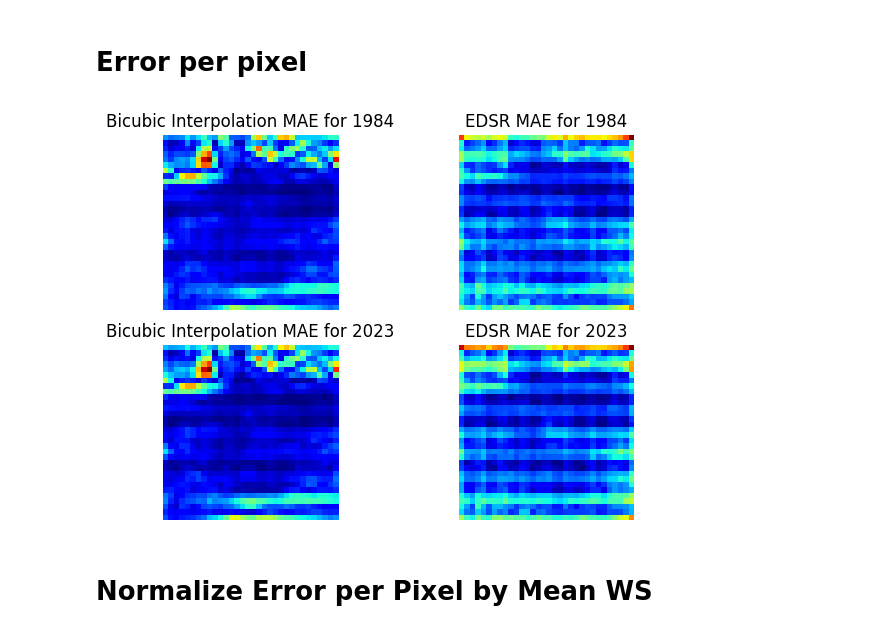
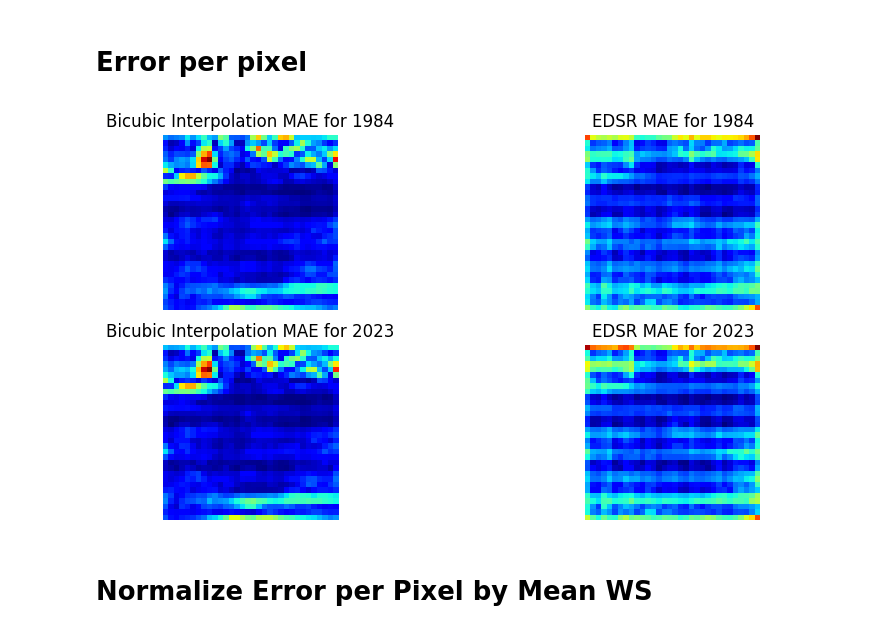
Before and after one commit to UBela/temporal_sr, a Jupyter notebook: plot_data.ipynb, the cells around one changed output. Cells and saved outputs as stored; diff of their text form; code cells hidden in the pictures.

Commit message:
temp analysis + more plots

```diff
--- a/plot_data.ipynb
+++ b/plot_data.ipynb
@@ -166,7 +169,7 @@ def get_wind_speed_fields(files_dir, scaling_factor, year, normalization_scale,l
             names.append("Bicubic Interpolation")
             ws_fields.append(baseline)
 
-        elif file == f'EDSR_{year}_{scaling_factor}x.pt':
+        elif file == f'EDSR_ws_temp_{year}_{scaling_factor}x.pt':
             names.append("EDSR")
             edsr = get_original_wind_speed(field, normalization_scale)
             ws_fields.append(edsr)
@@ -326,6 +343,7 @@ plot_skill_scores(years, mse_skill_scores, mae_skill_scores)
 error_images = {"bicubic" : [], "edsr" : [], "edsr_bias" : []}
 top_percentile_error = {"bicubic" : [], "edsr" : []}
 bias_per_year = {"bicubic" : [], "edsr" : [], "bicubic_90th": [], "edsr_90th": []}
+mean_ws_per_pixel_per_year = []
 for year in years:
         edsr = ws_dict[year]['EDSR']
         baseline = ws_dict[year]['Baseline']
@@ -348,3 +366,5 @@ for year in years:
         bias_per_year['edsr'].append((edsr - ground_truth_wind_speeds).mean())
         bias_per_year['bicubic_90th'].append((baseline - ground_truth_wind_speeds)[mask].mean())
         bias_per_year['edsr_90th'].append((edsr - ground_truth_wind_speeds)[mask].mean())
+
+        mean_ws_per_pixel_per_year.append(ground_truth_wind_speeds.mean(axis=0))
@@ -424,27 +492,27 @@ plt.show()
 # Error per pixel
 # %%
 #plot error images
-fig, ax = plt.subplots(2, 2, figsize=(7,5))
+fig, ax = plt.subplots(2, 2, figsize=(10,5))
 ax[0, 0].imshow(error_images["bicubic"][0], cmap='jet')
 ax[0, 0].set_title('Bicubic Interpolation MAE for 1984')
 ax[0, 0].axis('off')
 
 ax[0, 1].imshow(error_images["edsr"][0], cmap='jet')
 ax[0, 1].set_title('EDSR MAE for 1984')
 ax[0, 1].axis('off')
 
 ax[1, 0].imshow(error_images["bicubic"][-1], cmap='jet')
 ax[1, 0].set_title('Bicubic Interpolation MAE for 2023')
 ax[1, 0].axis('off')
 
 ax[1, 1].imshow(error_images["edsr"][-1], cmap='jet')
 ax[1, 1].set_title('EDSR MAE for 2023')
 ax[1, 1].axis('off')
 #im = ax[0, 0].imshow(error_images["edsr"][0], cmap='jet')
 #cbar = fig.colorbar(im, ax=ax, orientation='vertical', fraction=0.03, pad=0.04)
 #plt.tight_layout()
 plt.show()
 # %% [output]
-[figure, old version]
+[figure, new version]
 # %% [markdown]
 # Normalize Error per Pixel by Mean WS
```
Also changed, not shown: parts of 41 cells of this notebook, 2 other files.
